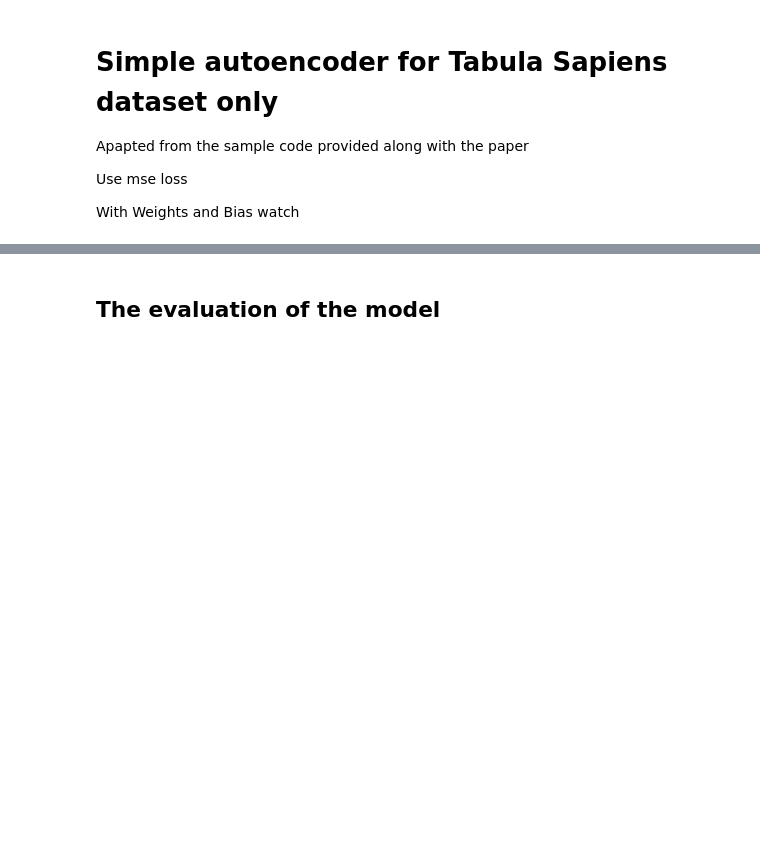
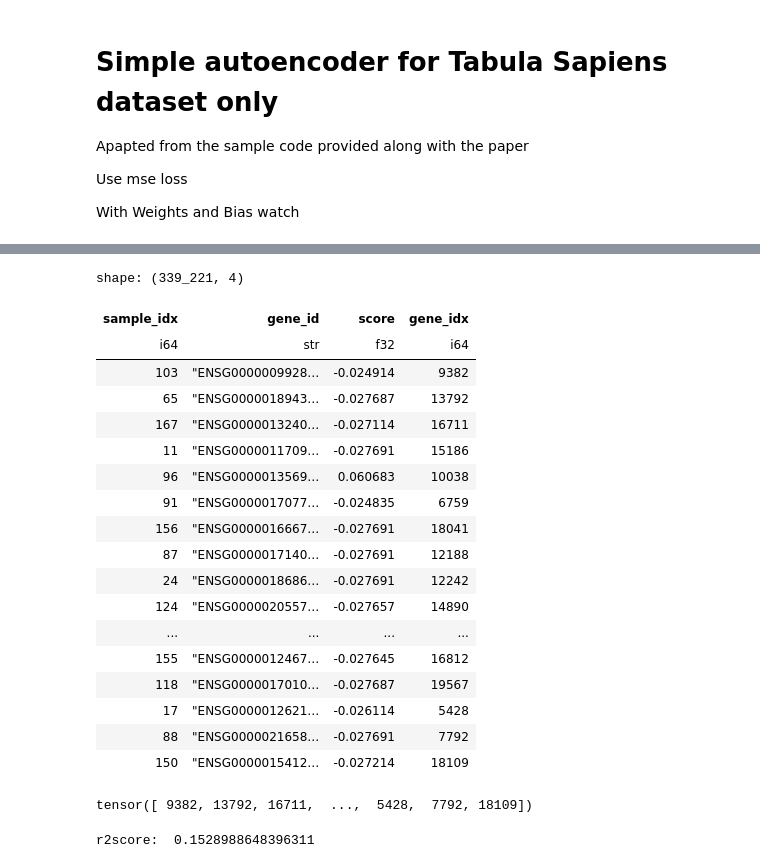
Before and after one commit to niklasbuehler/functional-gene-embeddings, a Jupyter notebook: notebooks/Tabula Sapiens/TS_autoencoder.ipynb, the cells around one changed output, grey strips where cells are left out. Saved outputs shown, nothing was run; the diff lists cells and outputs as text; code cells hidden in the pictures; blank space fills up the shorter version.

Commit message:
Combine TS and evaluation

```diff
--- a/notebooks/Tabula Sapiens/TS_autoencoder.ipynb
+++ b/notebooks/Tabula Sapiens/TS_autoencoder.ipynb
@@ -225,2 +162,0 @@ Find logs at: ./wandb/run-20240109_210023-yffoc174/logs
-# %% [markdown]
-## The evaluation of the model
@@ -226,0 +310,26 @@ Find logs at: ./wandb/run-20240109_210023-yffoc174/logs
+# %%
+dataset.test_table
+# %% [output]
+shape: (339_221, 4)
+| sample_idx | gene_id | score | gene_idx |
+| i64 | str | f32 | i64 |
+| 103 | "ENSG0000009928… | -0.024914 | 9382 |
+| 65 | "ENSG0000018943… | -0.027687 | 13792 |
+| 167 | "ENSG0000013240… | -0.027114 | 16711 |
+| 11 | "ENSG0000011709… | -0.027691 | 15186 |
+| 96 | "ENSG0000013569… | 0.060683 | 10038 |
+| 91 | "ENSG0000017077… | -0.024835 | 6759 |
+| 156 | "ENSG0000016667… | -0.027691 | 18041 |
+| 87 | "ENSG0000017140… | -0.027691 | 12188 |
+| 24 | "ENSG0000018686… | -0.027691 | 12242 |
+| 124 | "ENSG0000020557… | -0.027657 | 14890 |
+| ... | ... | ... | ... |
+| 155 | "ENSG0000012467… | -0.027645 | 16812 |
+| 118 | "ENSG0000017010… | -0.027687 | 19567 |
+| 17 | "ENSG0000012621… | -0.026114 | 5428 |
+| 88 | "ENSG0000021658… | -0.027691 | 7792 |
+| 150 | "ENSG0000015412… | -0.027214 | 18109 |
+# %%
+torch.from_numpy(np.array(dataset.test_table["gene_idx"]))
+# %% [output]
+tensor([ 9382, 13792, 16711,  ...,  5428,  7792, 18109])
@@ -226,0 +385,7 @@ Find logs at: ./wandb/run-20240109_210023-yffoc174/logs
+# %%
+r2 = []
+for i in range(EPOCHS):
+    print(i)
+    r2.append(train_epoch(model, opt, loss, dataset))
+# %% [output]
+r2score:  0.1528988648396311
```
Also changed, not shown: parts of 26 cells of this notebook, 2 other files.
